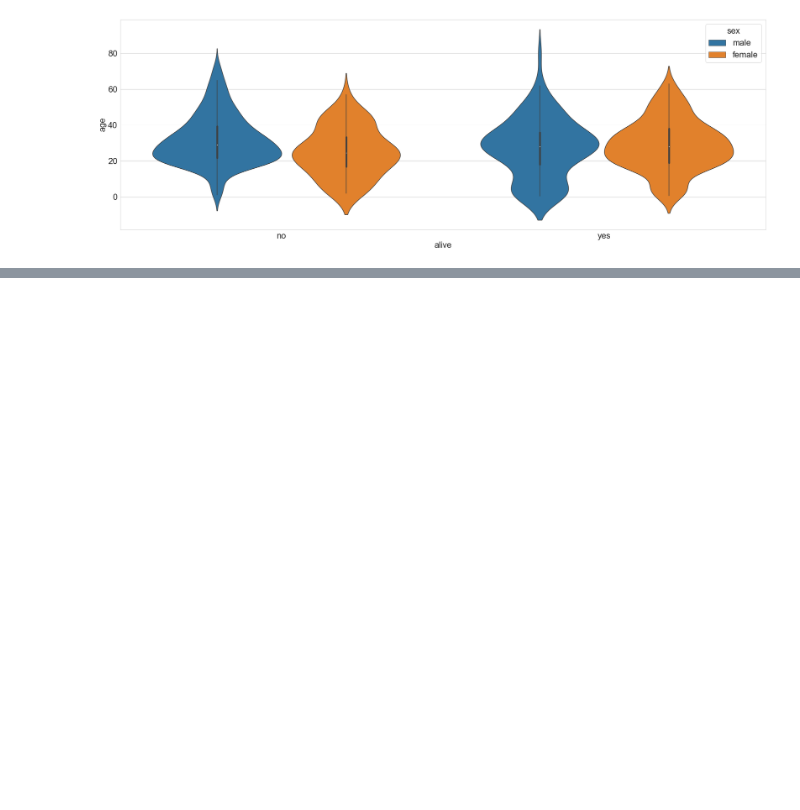
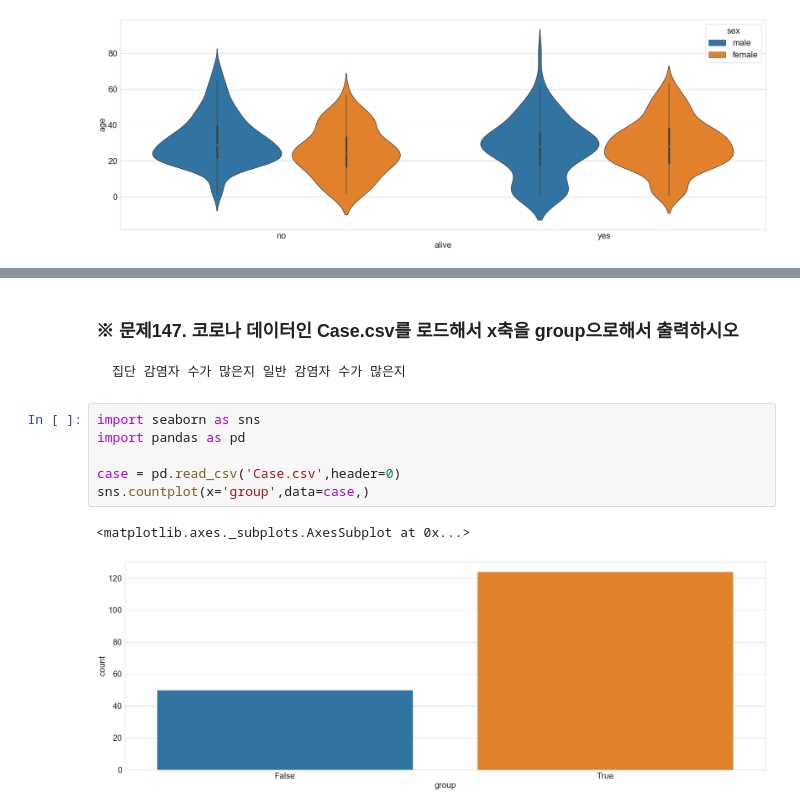
Before and after one commit to Adrian123K/pandas_ml, a Jupyter notebook: 05-2. Pandas DA (200715).ipynb, the cells around one changed output, grey strips where cells are left out. Saved outputs shown, nothing was run; the diff lists cells and outputs as text; blank space fills up the shorter version.

```diff
--- a/05-2. Pandas DA (200715).ipynb
+++ b/05-2. Pandas DA (200715).ipynb
@@ -119,0 +137,12 @@ sns.violinplot(x='alive',y='age',hue='sex',data=tit)
+# %% [markdown]
+### ※ 문제147. 코로나 데이터인 Case.csv를 로드해서 x축을 group으로해서 출력하시오
+    집단 감염자 수가 많은지 일반 감염자 수가 많은지
+# %%
+import seaborn as sns
+import pandas as pd
+
+case = pd.read_csv('Case.csv',header=0)
+sns.countplot(x='group',data=case,)
+# %% [output]
+<matplotlib.axes._subplots.AxesSubplot at 0x...>
+[figure, added]
```
Also changed, not shown: parts of 16 cells of this notebook.
